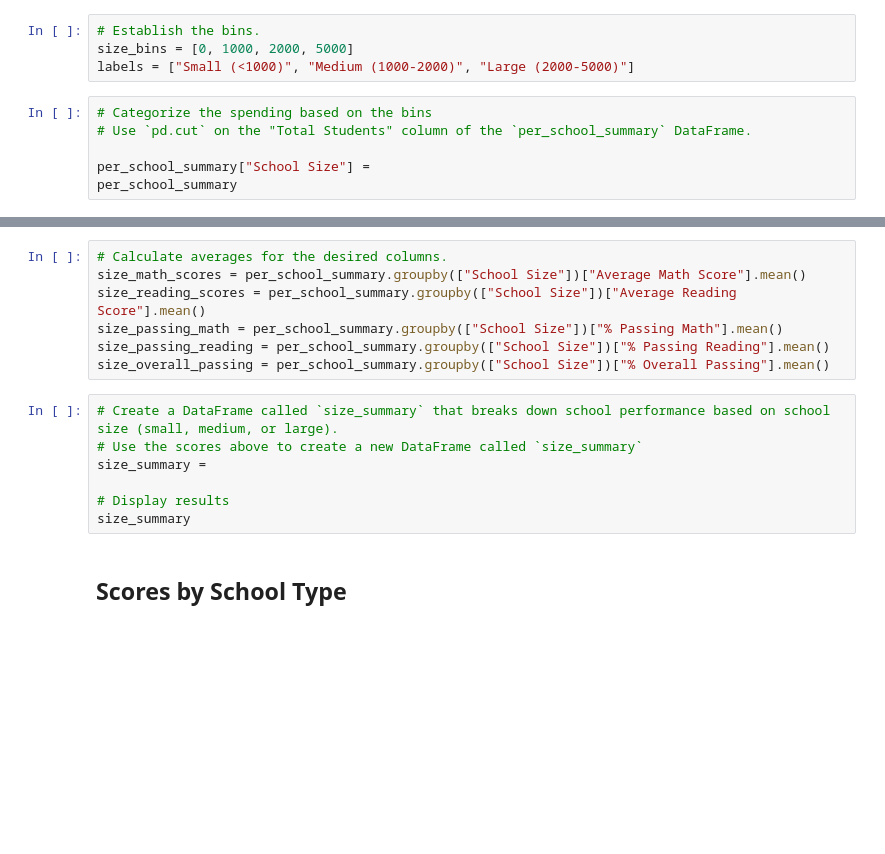
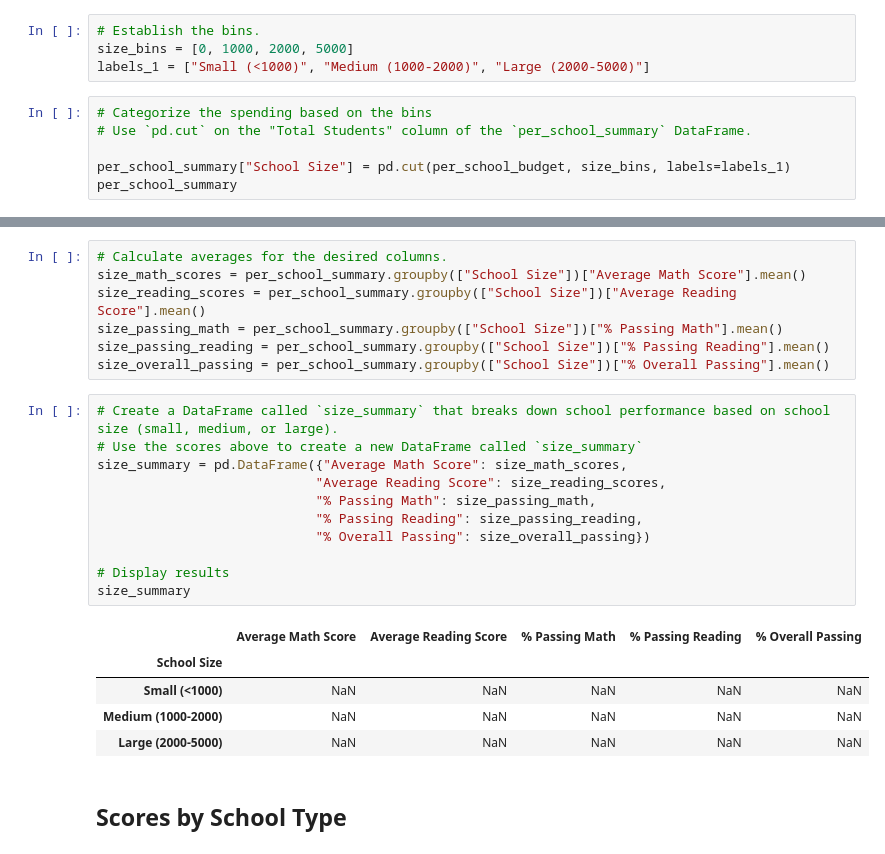
Before and after one commit to meltonme/pandas-challenge, a Jupyter notebook: PyCitySchools/PyCitySchools_starter.ipynb, the cells around one changed output, grey strips where cells are left out. Saved outputs shown, nothing was run; the diff lists cells and outputs as text; blank space fills up the shorter version.

```diff
--- a/PyCitySchools/PyCitySchools_starter.ipynb
+++ b/PyCitySchools/PyCitySchools_starter.ipynb
@@ -400,10 +407,10 @@ SyntaxError: invalid syntax (1784604702.py, line 2)
 # %%
 # Establish the bins.
 size_bins = [0, 1000, 2000, 5000]
-labels = ["Small (<1000)", "Medium (1000-2000)", "Large (2000-5000)"]
+labels_1 = ["Small (<1000)", "Medium (1000-2000)", "Large (2000-5000)"]
 # %%
 # Categorize the spending based on the bins
 # Use `pd.cut` on the "Total Students" column of the `per_school_summary` DataFrame.
 
-per_school_summary["School Size"] =
+per_school_summary["School Size"] = pd.cut(per_school_budget, size_bins, labels=labels_1)
 per_school_summary
@@ -417,10 +442,20 @@ size_overall_passing = per_school_summary.groupby(["School Size"])["% Overall Pa
 # %%
 # Create a DataFrame called `size_summary` that breaks down school performance based on school size (small, medium, or large).
 # Use the scores above to create a new DataFrame called `size_summary`
-size_summary =
+size_summary = pd.DataFrame({"Average Math Score": size_math_scores,
+                            "Average Reading Score": size_reading_scores,
+                            "% Passing Math": size_passing_math,
+                            "% Passing Reading": size_passing_reading,
+                            "% Overall Passing": size_overall_passing})
 
 # Display results
 size_summary
+# %% [output]
+|  | Average Math Score | Average Reading Score | % Passing Math | % Passing Reading | % Overall Passing |
+| School Size |  |  |  |  |  |
+| Small (<1000) | NaN | NaN | NaN | NaN | NaN |
+| Medium (1000-2000) | NaN | NaN | NaN | NaN | NaN |
+| Large (2000-5000) | NaN | NaN | NaN | NaN | NaN |
 # %% [markdown]
 ## Scores by School Type
 # %%
```
Also changed, not shown: parts of 3 cells of this notebook.
